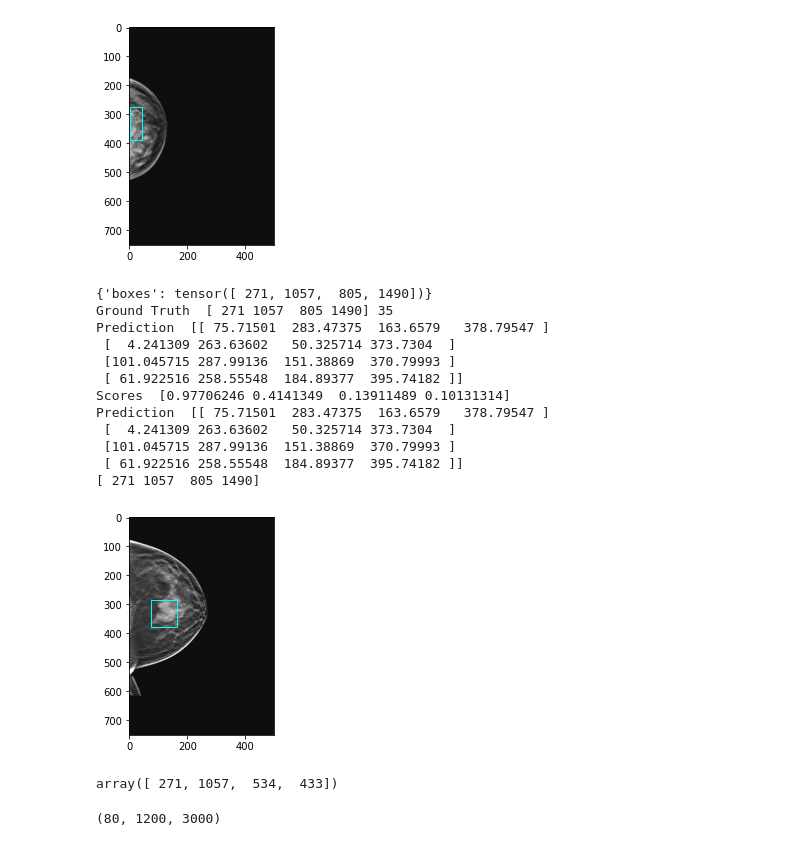
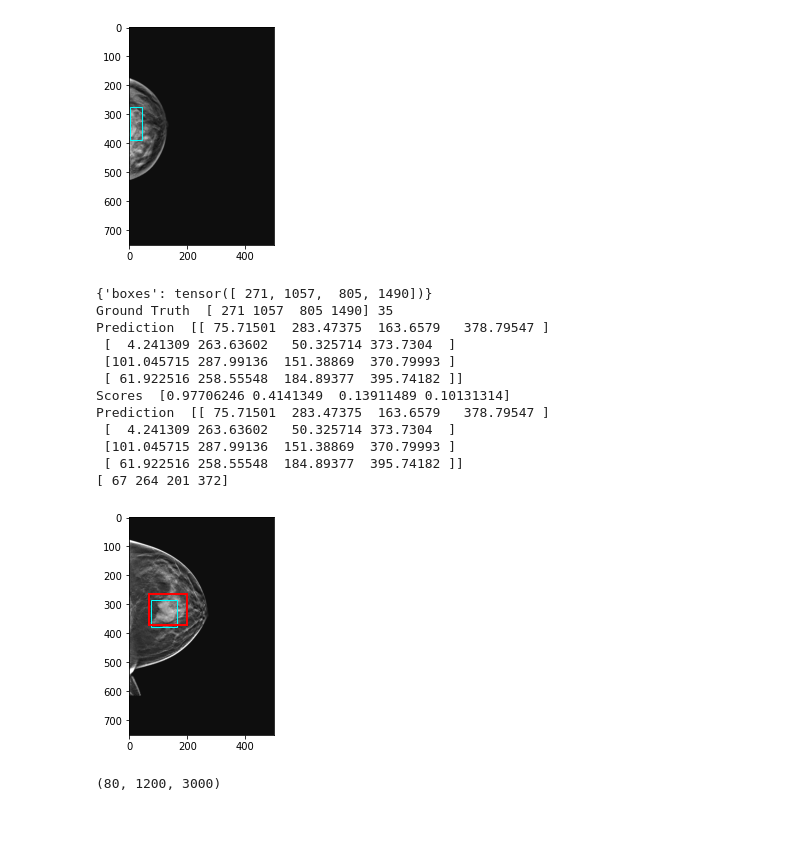
Before and after one commit to PranjalSahu/SEMISUNET, a Jupyter notebook: dbtnet.ipynb, the cells around one changed output. Cells and saved outputs as stored; diff of their text form; code cells hidden in the pictures.

```diff
--- a/dbtnet.ipynb
+++ b/dbtnet.ipynb
@@ -1562,7 +1562,7 @@ loss_hist     = Averager()
 val_loss_hist = Averager()
 
 prev_min   = 1000
-num_epochs = 50
+num_epochs = 10
 for epoch in range(num_epochs):
     loss_hist.reset()
     loss_hist.reset()
@@ -1615,10 +1615,9 @@ for epoch in range(num_epochs):
     if lr_scheduler is not None:
         lr_scheduler.step()
 
-    print(f"Epoch #{epoch} Train loss: {loss_hist.value}")
-    print(f"Epoch #{epoch} Val   loss: {val_loss_hist.value}")
-
     if val_loss_hist.value < prev_min:
+        print(f"Epoch #{epoch} Train loss: {loss_hist.value}")
+        print(f"Epoch #{epoch} Val   loss: {val_loss_hist.value}")
         print('Saving the model ', prev_min, val_loss_hist.value)
-        torch.save(model.state_dict(), 'fasterrcnn_resnet50_dbt26.pth')
+        torch.save(model.state_dict(), 'fasterrcnn_resnet50_dbt25.pth')
         prev_min = val_loss_hist.value
@@ -1641,7 +1653,7 @@ itr = 1
 
 #device = torch.device("cpu")
 #model.to(device)
-model.load_state_dict(torch.load('fasterrcnn_resnet50_dbt26.pth'))
+model.load_state_dict(torch.load('fasterrcnn_resnet50_dbt25.pth'))
 model.train()
 
 with torch.no_grad():
@@ -1688,7 +1699,7 @@ in_features = model.roi_heads.box_predictor.cls_score.in_features
 # replace the pre-trained head with a new one
 model.roi_heads.box_predictor = FastRCNNPredictor(in_features, num_classes)
 model.to(device)
-model.load_state_dict(torch.load('fasterrcnn_resnet50_dbt26.pth'))
+model.load_state_dict(torch.load('fasterrcnn_resnet50_dbt25.pth'))
 model.eval()
 
 
@@ -1717,15 +1728,17 @@ basepath = '/home/drilnvm/DBTex/'
 df = read_boxes(boxes_fp=basepath+"BCS-DBT-boxes-train.csv", filepaths_fp=basepath+"BCS-DBT-file-paths-train.csv")
 
 
-for i in tqdm(range(150, 151)):
+for i in tqdm(range(175, 224)):
     #if i in shuffle_index:
-    print('Processing ', i)
+
     #else:
     #    continue
     box_series  = df.iloc[i]
     PatientID   = box_series["PatientID"]
     StudyUID    = box_series["StudyUID"]
     view        = box_series["View"]
+
+    print('Processing ', i, PatientID, StudyUID, view)
 
     #slice_index = box_series["Slice"]
     #image_path  = os.path.join(basepath, box_series["descriptive_path"])
@@ -1746,7 +1759,7 @@ for i in tqdm(range(150, 151)):
     all_images = []
 
     for images, targets, image_ids in valid_data_loader:
-        print(targets)
+        #print(targets)
         all_images.append(images[0][0].astype('float16'))
         new_images  = []
         for img in images:
@@ -1760,11 +1773,11 @@ for i in tqdm(range(150, 151)):
         all_scores.append(loss_dict[0]['scores'].data.cpu().numpy())
         all_target.append(loss_dict[0]['boxes'].data.cpu().numpy())
 
-    with open('/media/drilnvm/ubuntudata2/DBTEx_results/'+PatientID+'_'+StudyUID+'_'+view+'_score_'+str(i)+'.data', 'wb') as filehandle:
+    with open('/media/drilnvm/ubuntudata2/DBTEx_results25/'+PatientID+'_'+StudyUID+'_'+view+'_score_'+str(i)+'.data', 'wb') as filehandle:
         # store the data as binary data stream
         pickle.dump(all_scores, filehandle)
 
-    with open('/media/drilnvm/ubuntudata2/DBTEx_results/'+PatientID+'_'+StudyUID+'_'+view+'_target_'+str(i)+'.data', 'wb') as filehandle:
+    with open('/media/drilnvm/ubuntudata2/DBTEx_results25/'+PatientID+'_'+StudyUID+'_'+view+'_target_'+str(i)+'.data', 'wb') as filehandle:
         # store the data as binary data stream
         pickle.dump(all_target, filehandle)
 
@@ -1842,7 +2128,7 @@ in_features = model.roi_heads.box_predictor.cls_score.in_features
 # replace the pre-trained head with a new one
 model.roi_heads.box_predictor = FastRCNNPredictor(in_features, num_classes)
 model.to(device)
-model.load_state_dict(torch.load('fasterrcnn_resnet50_dbt26.pth'))
+model.load_state_dict(torch.load('fasterrcnn_resnet50_dbt14.pth'))
 model.eval()
 
 
@@ -1907,12 +2193,12 @@ for i in tqdm(range(150, 151)):
         all_scores.append(loss_dict[0]['scores'].data.cpu().numpy())
         all_target.append(loss_dict[0]['boxes'].data.cpu().numpy())
 
-    with open('/media/drilnvm/ubuntudata2/DBTEx_numpy2/val_score_'+str(i)+'.data', 'wb') as filehandle:
-        # store the data as binary data stream
-        pickle.dump(all_scores, filehandle)
+    #with open('/media/drilnvm/ubuntudata2/DBTEx_numpy2/val_score_'+str(i)+'.data', 'wb') as filehandle:
+    #    # store the data as binary data stream
+    #    pickle.dump(all_scores, filehandle)
 
-    with open('/media/drilnvm/ubuntudata2/DBTEx_numpy2/val_target_'+str(i)+'.data', 'wb') as filehandle:
-        # store the data as binary data stream
-        pickle.dump(all_target, filehandle)
+    #with open('/media/drilnvm/ubuntudata2/DBTEx_numpy2/val_target_'+str(i)+'.data', 'wb') as filehandle:
+    #    # store the data as binary data stream
+    #    pickle.dump(all_target, filehandle)
 
     #np.save('/media/drilnvm/ubuntudata2/DBTEx_numpy2/val_vol_'+str(i), np.array(all_images).astype('float16'))
@@ -2390,40 +2453,36 @@ if(len(all_target[case_index]) > 0):
     temp  = all_target[case_index]
     print('Prediction ', temp)
     index = 0
     rect  = patches.Rectangle((temp[index][0], temp[index][1]), temp[index][2]-temp[index][0], temp[index][3]-temp[index][1], linewidth=1, edgecolor='cyan', fill = False)
     ax.add_patch(rect)
 else:
     print('Not found 8')
 
 temp  = b['boxes'].data.cpu().numpy()//4#all_target[index]
 index = 0
 print(temp)
-rect  = patches.Rectangle((temp[0], temp[1]), temp[2]-temp[0], temp[3]-temp[1], linewidth=2, edgecolor='red', fill = False)
+rect  = patches.Rectangle((temp[0], temp[1]), temp[2]-temp[0], temp[3]-temp[1], linewidth=1, edgecolor='red', fill = False)
 ax.add_patch(rect)
 
 
 #rect = patches.Rectangle((0, 0), 500, 100, linewidth=2, edgecolor='cyan', fill = False)
 
 plt.show()
 case_index = case_index+1
 # %% [output]
 {'boxes': tensor([ 271, 1057,  805, 1490])}
 Ground Truth  [ 271 1057  805 1490] 35
 Prediction  [[ 75.71501  283.47375  163.6579   378.79547 ]
  [  4.241309 263.63602   50.325714 373.7304  ]
  [101.045715 287.99136  151.38869  370.79993 ]
  [ 61.922516 258.55548  184.89377  395.74182 ]]
 Scores  [0.97706246 0.4141349  0.13911489 0.10131314]
 Prediction  [[ 75.71501  283.47375  163.6579   378.79547 ]
  [  4.241309 263.63602   50.325714 373.7304  ]
  [101.045715 287.99136  151.38869  370.79993 ]
  [ 61.922516 258.55548  184.89377  395.74182 ]]
-[ 271 1057  805 1490]
+[ 67 264 201 372]
-[figure, old version]
+[figure, new version]
-# %%
-b['boxes'].data.cpu().numpy()
-# %% [output]
-array([ 271, 1057,  534,  433])
 # %%
 # Error cases for fasterrcnn_resnet50_dbt15.pth
 Ground Truth  [[ 10.75 304.    51.25 333.75]] 5
```
Also changed, not shown: parts of 13 cells of this notebook.
